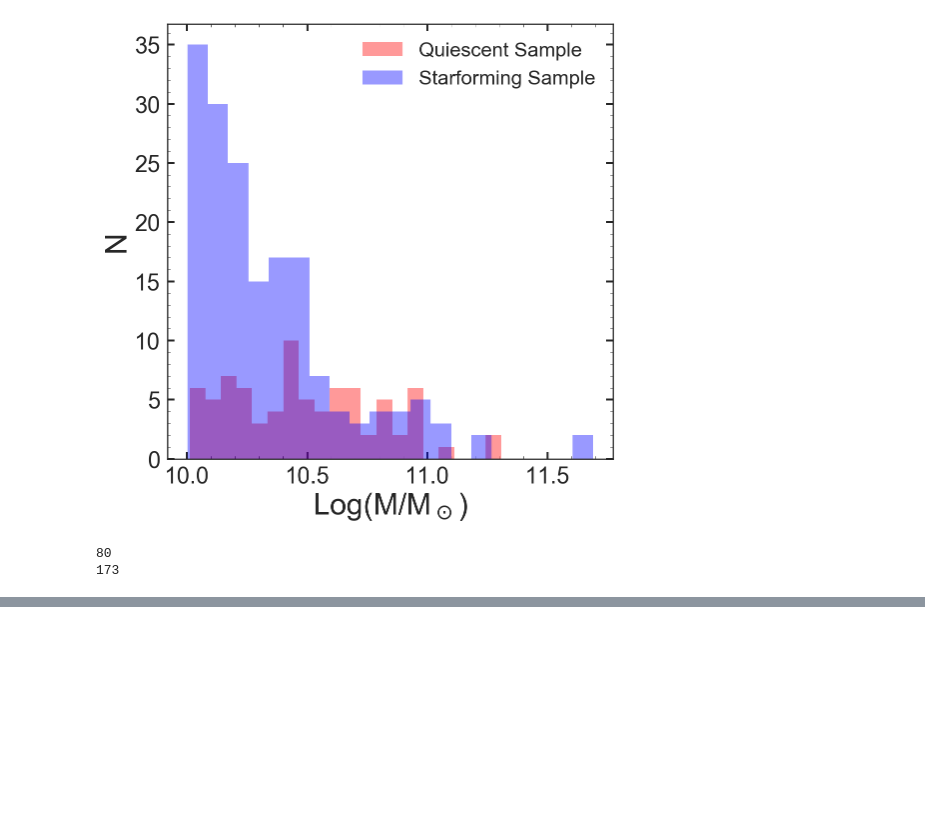
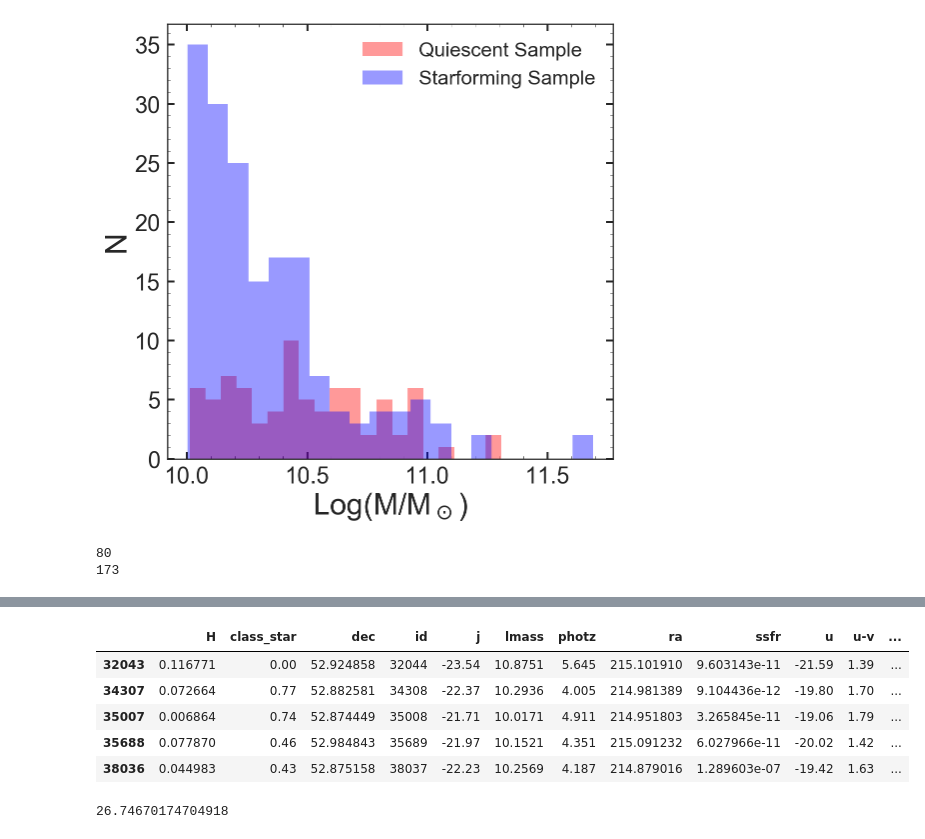
Before and after one commit to Vince-ec/JWST_proposal, a Jupyter notebook: source_find.ipynb, the cells around one changed output, grey strips where cells are left out. Drawn from its saved outputs; the diff is of its cells as text; code cells hidden in the pictures; blank space fills up the shorter version.

```diff
--- a/source_find.ipynb
+++ b/source_find.ipynb
@@ -366,0 +386,13 @@ plt.legend(fontsize=20)
+# %%
+sampleDF[sampleDF.photz > 4]
+# %% [output]
+|  | H | class_star | dec | id | j | lmass | photz | ra | ssfr | u | u-v | ... |
+| 32043 | 0.116771 | 0.00 | 52.924858 | 32044 | -23.54 | 10.8751 | 5.645 | 215.101910 | 9.603143e-11 | -21.59 | 1.39 | ... |
+| 34307 | 0.072664 | 0.77 | 52.882581 | 34308 | -22.37 | 10.2936 | 4.005 | 214.981389 | 9.104436e-12 | -19.80 | 1.70 | ... |
+| 35007 | 0.006864 | 0.74 | 52.874449 | 35008 | -21.71 | 10.0171 | 4.911 | 214.951803 | 3.265845e-11 | -19.06 | 1.79 | ... |
+| 35688 | 0.077870 | 0.46 | 52.984843 | 35689 | -21.97 | 10.1521 | 4.351 | 215.091232 | 6.027966e-11 | -20.02 | 1.42 | ... |
+| 38036 | 0.044983 | 0.43 | 52.875158 | 38037 | -22.23 | 10.2569 | 4.187 | 214.879016 | 1.289603e-07 | -19.42 | 1.63 | ... |
+# %%
+-2.5*np.log10(0.072664*1E-29) - 48.6
+# %% [output]
+26.74670174704918
```
Also changed, not shown: parts of 4 cells of this notebook, 1 other file.
